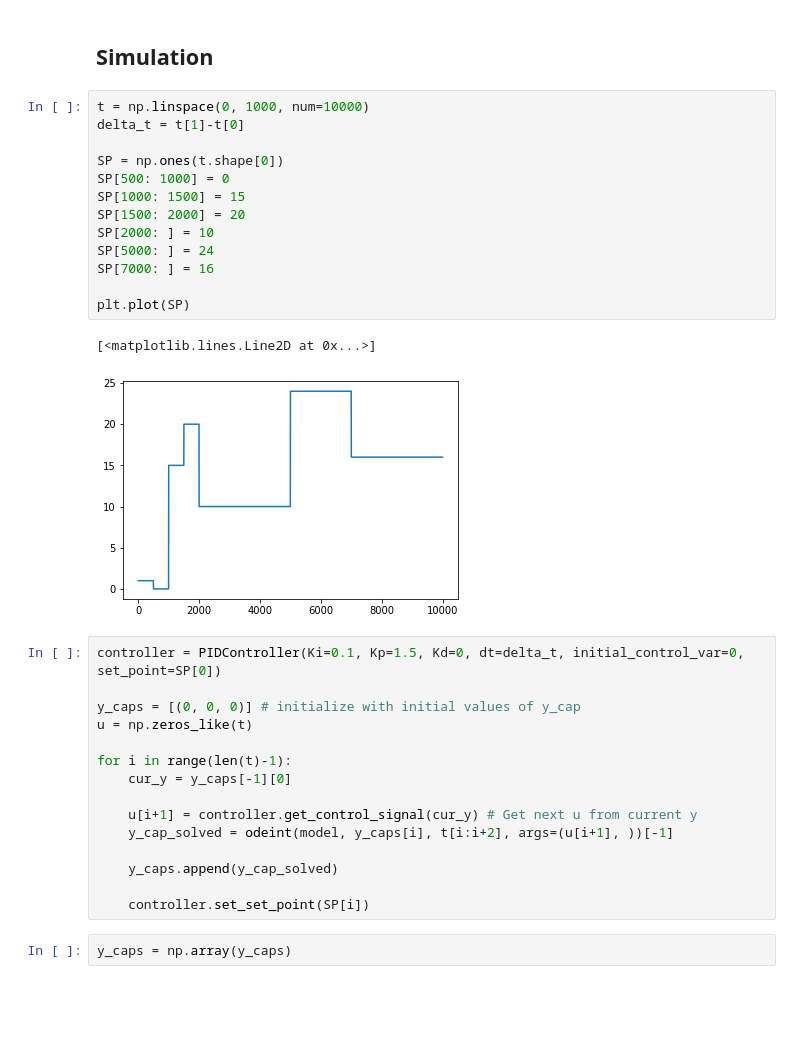
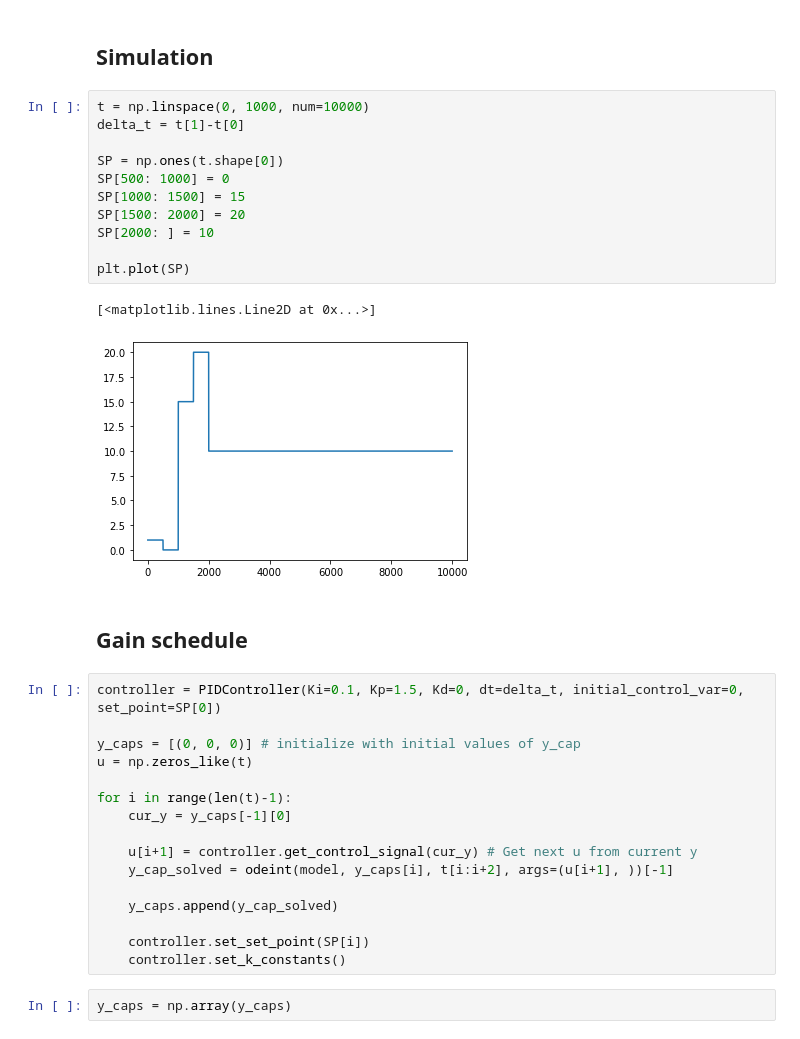
Before and after one commit to svineet/pid-simulation, a Jupyter notebook: Gain Scheduled PID Equation 2.ipynb, the cells around one changed output. Drawn from its saved outputs; the diff is of its cells as text; blank space fills up the shorter version.

```diff
--- a/Gain Scheduled PID Equation 2.ipynb
+++ b/Gain Scheduled PID Equation 2.ipynb
@@ -76,19 +76,20 @@ Simulation
 # %%
 t = np.linspace(0, 1000, num=10000)
 delta_t = t[1]-t[0]
 
 SP = np.ones(t.shape[0])
 SP[500: 1000] = 0
 SP[1000: 1500] = 15
 SP[1500: 2000] = 20
 SP[2000: ] = 10
-SP[5000: ] = 24
-SP[7000: ] = 16
 
 plt.plot(SP)
 # %% [output]
 [<matplotlib.lines.Line2D at 0x...>]
-[figure, old version]
+[figure, new version]
+# %% [markdown]
+Gain schedule
+---
 # %%
 controller = PIDController(Ki=0.1, Kp=1.5, Kd=0, dt=delta_t, initial_control_var=0, set_point=SP[0])
 
@@ -104,6 +105,7 @@ for i in range(len(t)-1):
     y_caps.append(y_cap_solved)
 
     controller.set_set_point(SP[i])
+    controller.set_k_constants()
 # %%
 y_caps = np.array(y_caps)
 # %%
```
Also changed, not shown: parts of 3 cells of this notebook, 3 other files.
